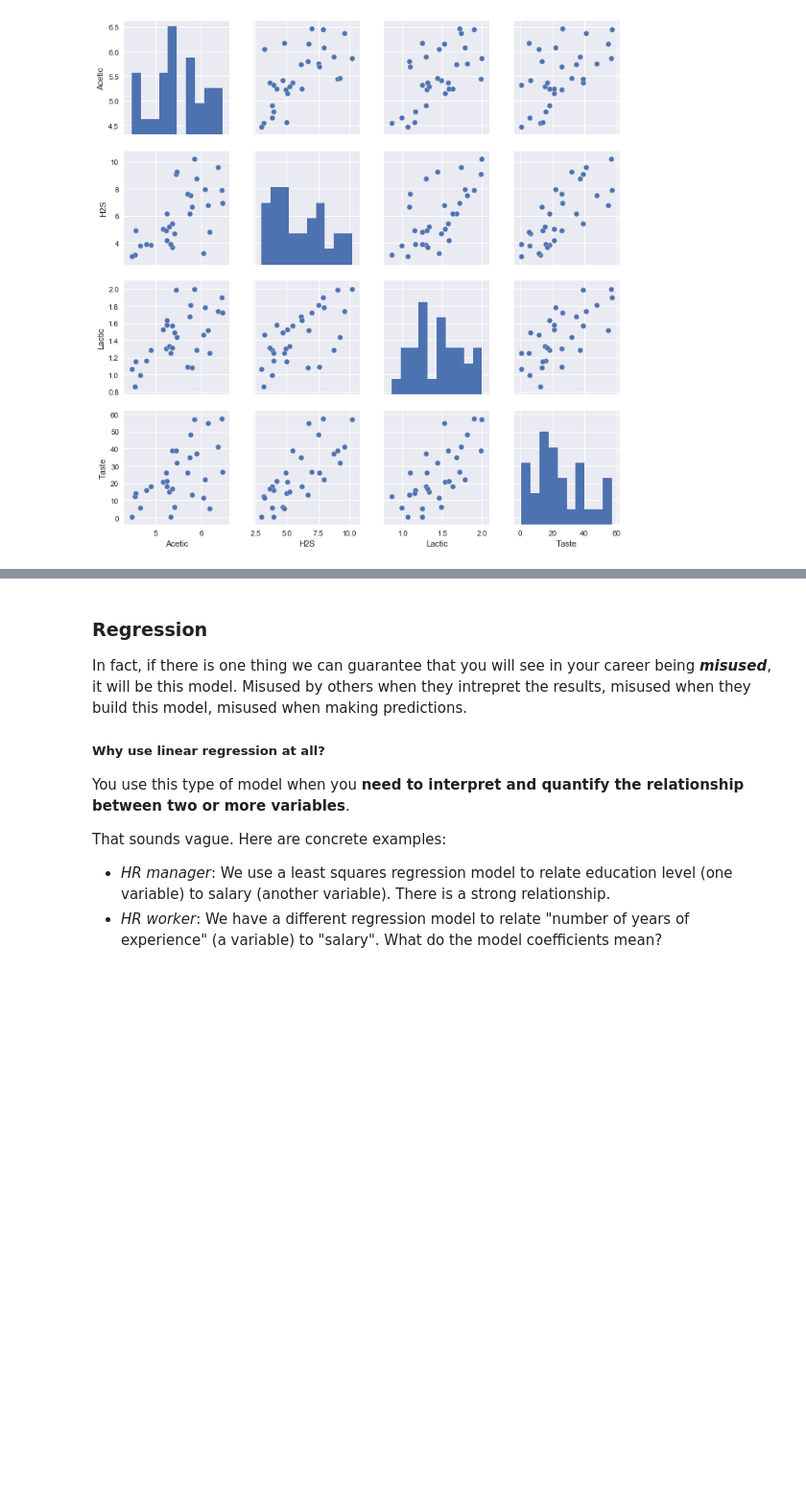
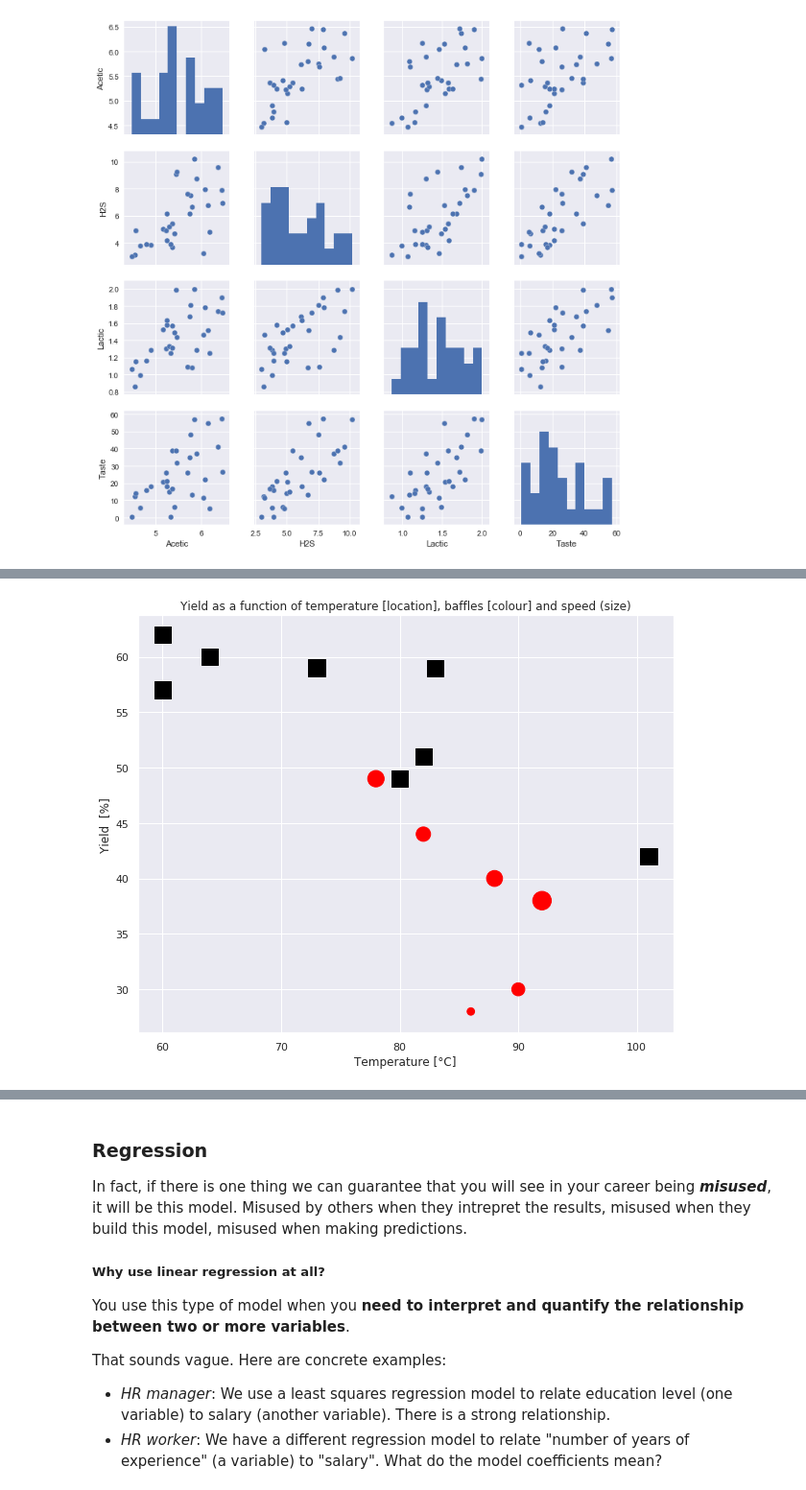
Before and after one commit to kgdunn/python-basic-notebooks, a Jupyter notebook: Module-10-interactive.ipynb, the cells around one changed output, grey strips where cells are left out. Shown at 96% size. Drawn from its saved outputs; the diff is of its cells as text; code cells hidden in the pictures; blank space fills up the shorter version.

```diff
--- a/Module-10-interactive.ipynb
+++ b/Module-10-interactive.ipynb
@@ -577,3 +568,26 @@ yields['baffles']
+# %%
+markers = {'No': 's',
+           'Yes': 'o'}
+
+colours = {'No': 'black',
+           'Yes': 'red'}
+
+# Create an empty axis to plot in
+ax = pyplot.subplot(1,1,1)
+for baffle_type in markers:
+    subset = yields[yields['baffles'] == baffle_type]
+    subset.plot.scatter(ax = ax,
+                        figsize = (10,8),
+                        x = 'temperature', y='yield',
+                        s = (pd.np.sqrt((subset['speed']-3200))-4)*10,
+                        c =  colours[baffle_type],
+                        marker = markers[baffle_type]
+        )
+ax.set_xlabel('Temperature [°C]')
+ax.set_ylabel('Yield  [%]');
+ax.set_title('Yield as a function of temperature [location], baffles [colour] and speed (size)');
+# %% [output]
+[figure, added]
 # %%
 # Standard imports required to show plots
 %matplotlib inline
```
Also changed, not shown: parts of 8 cells of this notebook.
